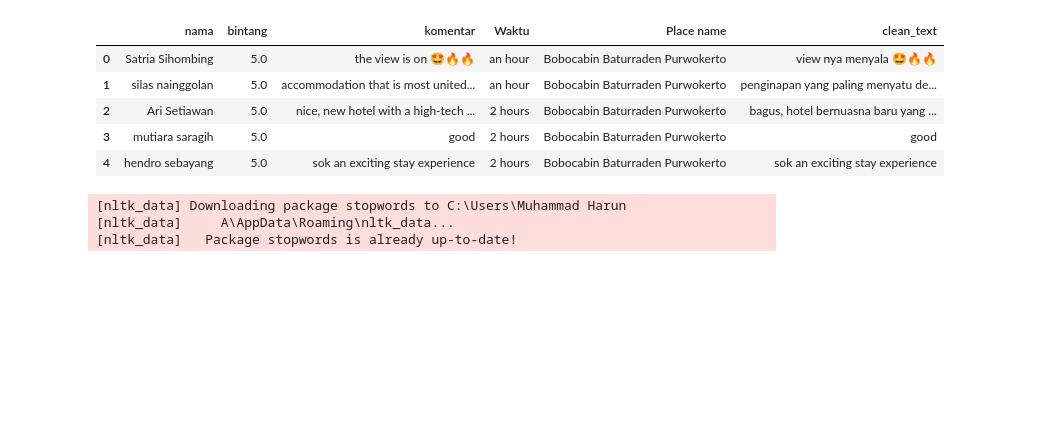
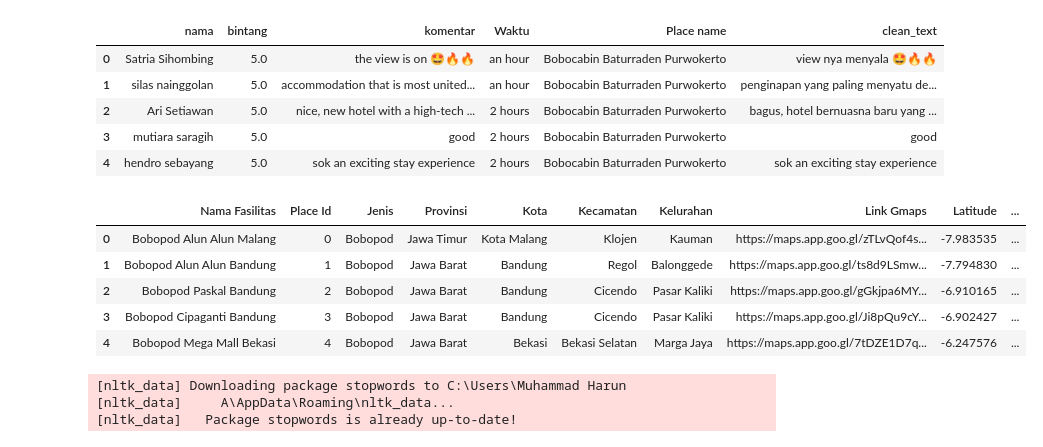
Before and after one commit to harunasrori/bobobox_reviews, a Jupyter notebook: Preprocess.ipynb, the cells around one changed output. Saved outputs shown, nothing was run; the diff lists cells and outputs as text; code cells hidden in the pictures; blank space fills up the shorter version.

```diff
--- a/Preprocess.ipynb
+++ b/Preprocess.ipynb
@@ -349,6 +349,16 @@ translated_df.head()
 | 2 | Ari Setiawan | 5.0 | nice, new hotel with a high-tech ... | 2 hours | Bobocabin Baturraden Purwokerto | bagus, hotel bernuasna baru yang ... |
 | 3 | mutiara saragih | 5.0 | good | 2 hours | Bobocabin Baturraden Purwokerto | good |
 | 4 | hendro sebayang | 5.0 | sok an exciting stay experience | 2 hours | Bobocabin Baturraden Purwokerto | sok an exciting stay experience |
+# %%
+location_df = pd.read_csv('bobobox_location.csv')
+location_df.head()
+# %% [output]
+|  | Nama Fasilitas | Place Id | Jenis | Provinsi | Kota | Kecamatan | Kelurahan | Link Gmaps | Latitude | ... |
+| 0 | Bobopod Alun Alun Malang | 0 | Bobopod | Jawa Timur | Kota Malang | Klojen | Kauman | https://maps.app.goo.gl/zTLvQof4s... | -7.983535 | ... |
+| 1 | Bobopod Alun Alun Bandung | 1 | Bobopod | Jawa Barat | Bandung | Regol | Balonggede | https://maps.app.goo.gl/ts8d9LSmw... | -7.794830 | ... |
+| 2 | Bobopod Paskal Bandung | 2 | Bobopod | Jawa Barat | Bandung | Cicendo | Pasar Kaliki | https://maps.app.goo.gl/gGkjpa6MY... | -6.910165 | ... |
+| 3 | Bobopod Cipaganti Bandung | 3 | Bobopod | Jawa Barat | Bandung | Cicendo | Pasar Kaliki | https://maps.app.goo.gl/Ji8pQu9cY... | -6.902427 | ... |
+| 4 | Bobopod Mega Mall Bekasi | 4 | Bobopod | Jawa Barat | Bekasi | Bekasi Selatan | Marga Jaya | https://maps.app.goo.gl/7tDZE1D7q... | -6.247576 | ... |
 # %%
 import warnings, logging, regex as re
 import string
```
Also changed, not shown: parts of 7 cells of this notebook, 1 other file.
